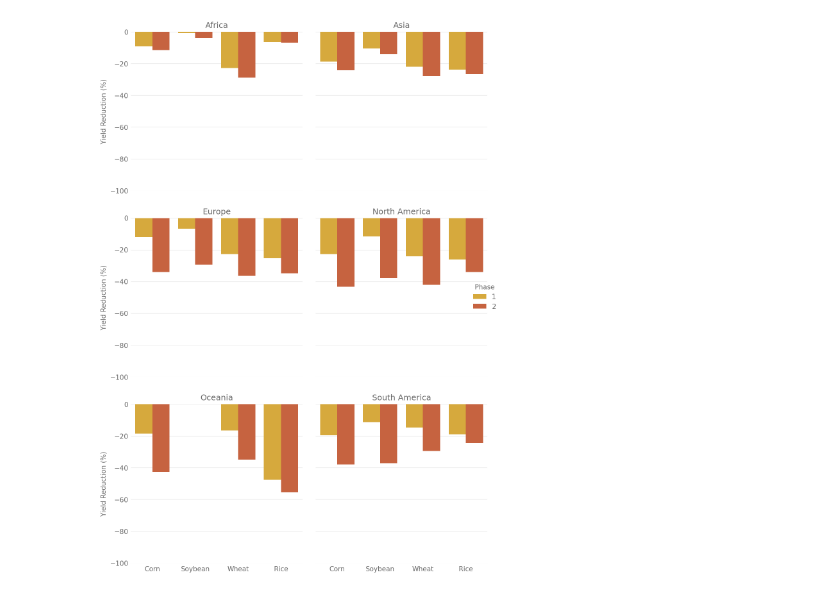
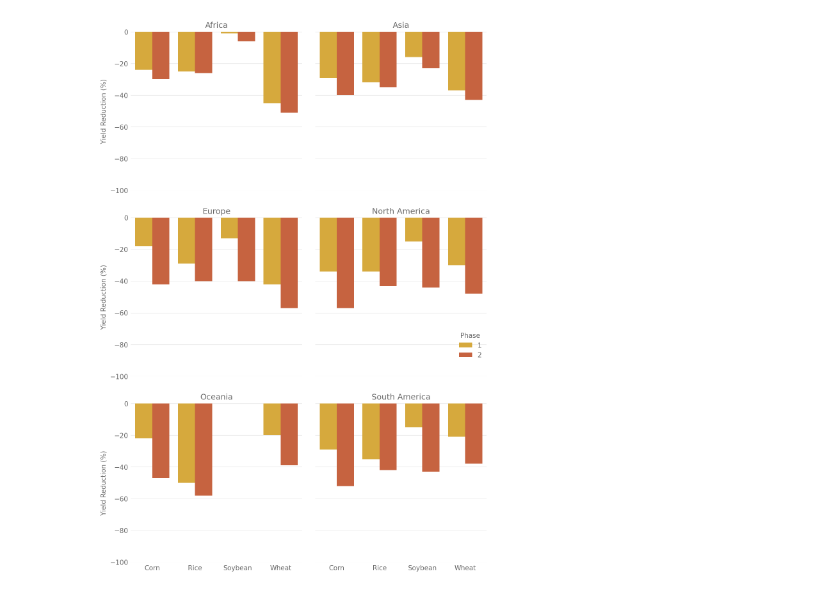
Before and after one commit to allfed/LosingIndustryCropYields, a Jupyter notebook: scripts/Reduction_by_continent.ipynb, the cells around one changed output. Drawn from its saved outputs; the diff is of its cells as text; code cells hidden in the pictures.

Commit message:
Updated source for continent plot

```diff
--- a/scripts/Reduction_by_continent.ipynb
+++ b/scripts/Reduction_by_continent.ipynb
@@ -230,0 +11,19 @@ region_yield_reduction.groupby(["Continent", "Phase"]).mean()
+# %%
+# Read in the region_yield_reduction
+region_yield_reduction = pd.read_excel(".." + os.sep + "reports" + os.sep + "Prediction_statistics.xlsx", sheet_name = "Continent_statistics")
+# Drop the first row empty row
+region_yield_reduction = region_yield_reduction.drop(0)
+# Rename the columns
+region_yield_reduction.columns = ["Crop", "Continent", "Yield_SPAM2010", "Yield_fitted_values", "Yield_phase1", "Yield_phase2", "RelativeChange_phase1", "Relative_Change_phase2"]
+region_yield_reduction = region_yield_reduction[['Crop', 'Continent', 'RelativeChange_phase1', 'Relative_Change_phase2']]
+# Reshape the region_yield_reduction so that it is in long format
+region_yield_reduction = pd.melt(region_yield_reduction, id_vars = ['Crop', 'Continent'], value_vars = ['RelativeChange_phase1', 'Relative_Change_phase2'], var_name = 'Phase', value_name = 'Relative_Change')
+# Replace RelativeChange_phase1 with 1 and Relative_Change_phase2 with 2
+region_yield_reduction['Phase'] = region_yield_reduction['Phase'].replace({'RelativeChange_phase1': 1, 'Relative_Change_phase2': 2})
+# Forwardfill the crop column
+region_yield_reduction['Crop'] = region_yield_reduction['Crop'].fillna(method = 'ffill')
+# Rename relative change to "Yield Reduction (%)"
+region_yield_reduction = region_yield_reduction.rename(columns = {'Relative_Change': 'Yield Reduction (%)'})
+# Convert the Yield Reduction (%) column to numeric and multiply by 100 to mae it a percentage
+region_yield_reduction['Yield Reduction (%)'] = pd.to_numeric(region_yield_reduction['Yield Reduction (%)']) * 100
+region_yield_reduction
@@ -236,32 +53,34 @@ plt.style.use("https://raw.githubusercontent.com/allfed/ALLFED-matplotlib-style-
 g = sns.catplot(
         data=region_yield_reduction,
         x='Crop',
         y='Yield Reduction (%)',
         col="Continent",
         hue='Phase',
         kind='bar',
         height=4,
         aspect=1,
         col_wrap=2,
         palette= ['#F0B323', '#DC582A']
     )
+# Adjust the legend position
+g._legend.set_bbox_to_anchor([0.95, 0.4])
 
 # Set the titles for each subplot
 for ax in g.axes.flat:
     region = ax.get_title().split(' = ')[1]
     ax.set_title(region)
     ax.set_ylim(-100, 0)
     ax.set_ylabel("Yield Reduction (%)")
     ax.set_xlabel("")
     # Hide borders
     ax.spines["bottom"].set_visible(False)
     ax.spines["left"].set_visible(False)
-    # Set the legend title
+
 
 # Adjust the spacing between subplots
 g.fig.tight_layout(pad=2)
 
 # Show the plot
 plt.savefig("../" + os.sep + "reports" + os.sep + "figures" + os.sep + "yield_reduction_by_region.png", dpi=300, bbox_inches='tight')
 # %% [output]
-[figure, old version]
+[figure, new version]
```
Also changed, not shown: parts of 24 cells of this notebook, 1 other file.
